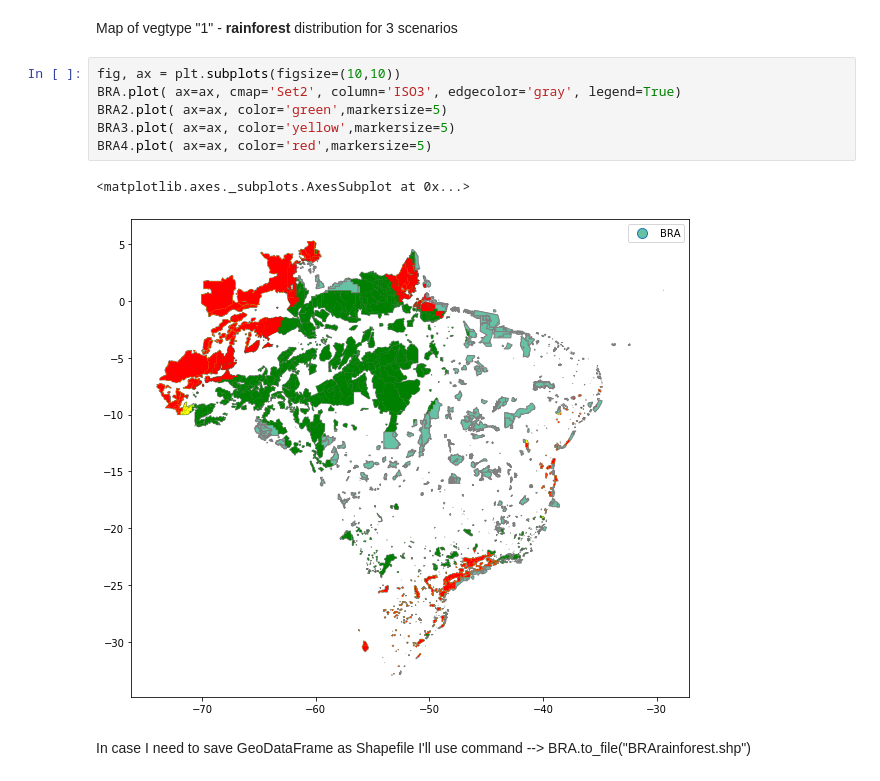
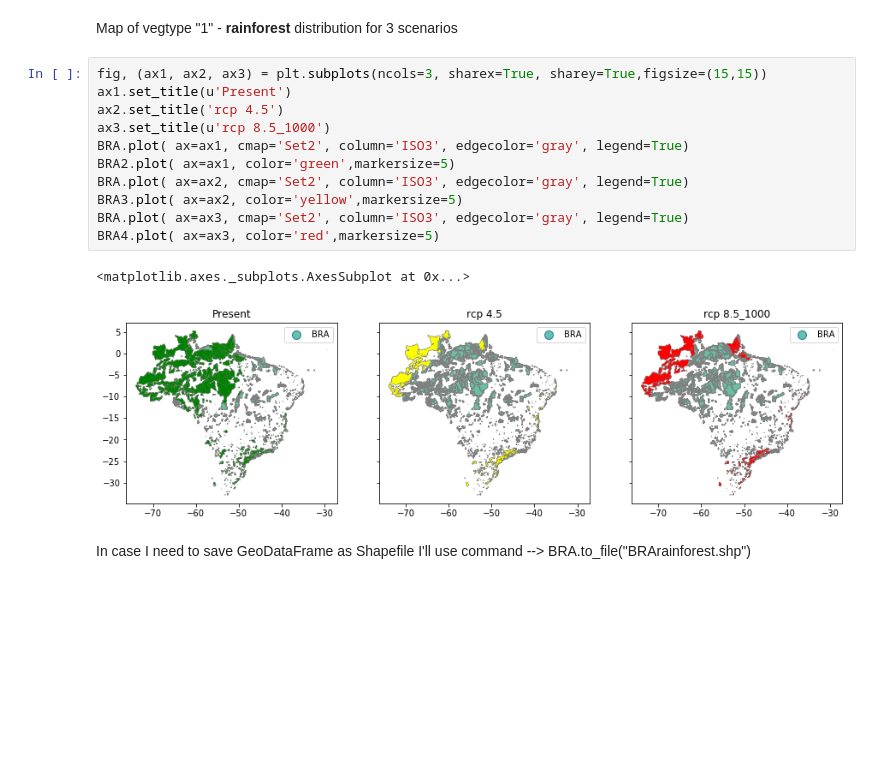
Before and after one commit to maxjel/Proxies, a Jupyter notebook: Sparc_ens.ipynb, the cells around one changed output. Drawn from its saved outputs; the diff is of its cells as text; blank space fills up the shorter version.

```diff
--- a/Sparc_ens.ipynb
+++ b/Sparc_ens.ipynb
@@ -172,14 +172,19 @@ BRA4.tail(2)
 # %% [markdown]
 Map of vegtype "1" - **rainforest** distribution for 3 scenarios
 # %%
-fig, ax = plt.subplots(figsize=(10,10))
-BRA.plot( ax=ax, cmap='Set2', column='ISO3', edgecolor='gray', legend=True)
-BRA2.plot( ax=ax, color='green',markersize=5)
-BRA3.plot( ax=ax, color='yellow',markersize=5)
-BRA4.plot( ax=ax, color='red',markersize=5)
+fig, (ax1, ax2, ax3) = plt.subplots(ncols=3, sharex=True, sharey=True,figsize=(15,15))
+ax1.set_title(u'Present')
+ax2.set_title('rcp 4.5')
+ax3.set_title(u'rcp 8.5_1000')
+BRA.plot( ax=ax1, cmap='Set2', column='ISO3', edgecolor='gray', legend=True)
+BRA2.plot( ax=ax1, color='green',markersize=5)
+BRA.plot( ax=ax2, cmap='Set2', column='ISO3', edgecolor='gray', legend=True)
+BRA3.plot( ax=ax2, color='yellow',markersize=5)
+BRA.plot( ax=ax3, cmap='Set2', column='ISO3', edgecolor='gray', legend=True)
+BRA4.plot( ax=ax3, color='red',markersize=5)
 # %% [output]
 <matplotlib.axes._subplots.AxesSubplot at 0x...>
-[figure, old version]
+[figure, new version]
 # %% [markdown]
 In case I need to save GeoDataFrame as Shapefile I'll use command
                                         --> BRA.to_file("BRArainforest.shp")
```
Also changed, not shown: parts of 2 cells of this notebook.
